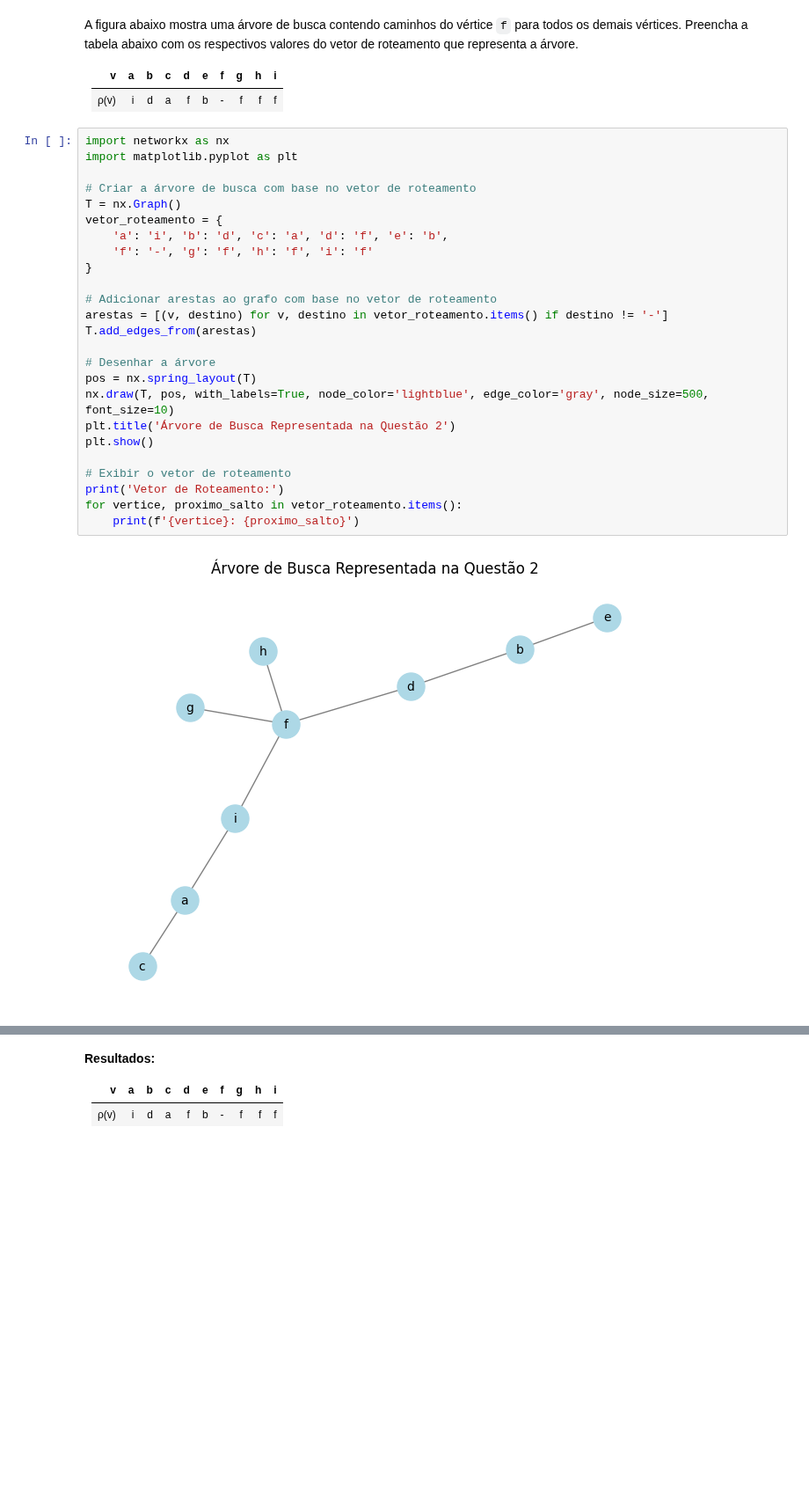
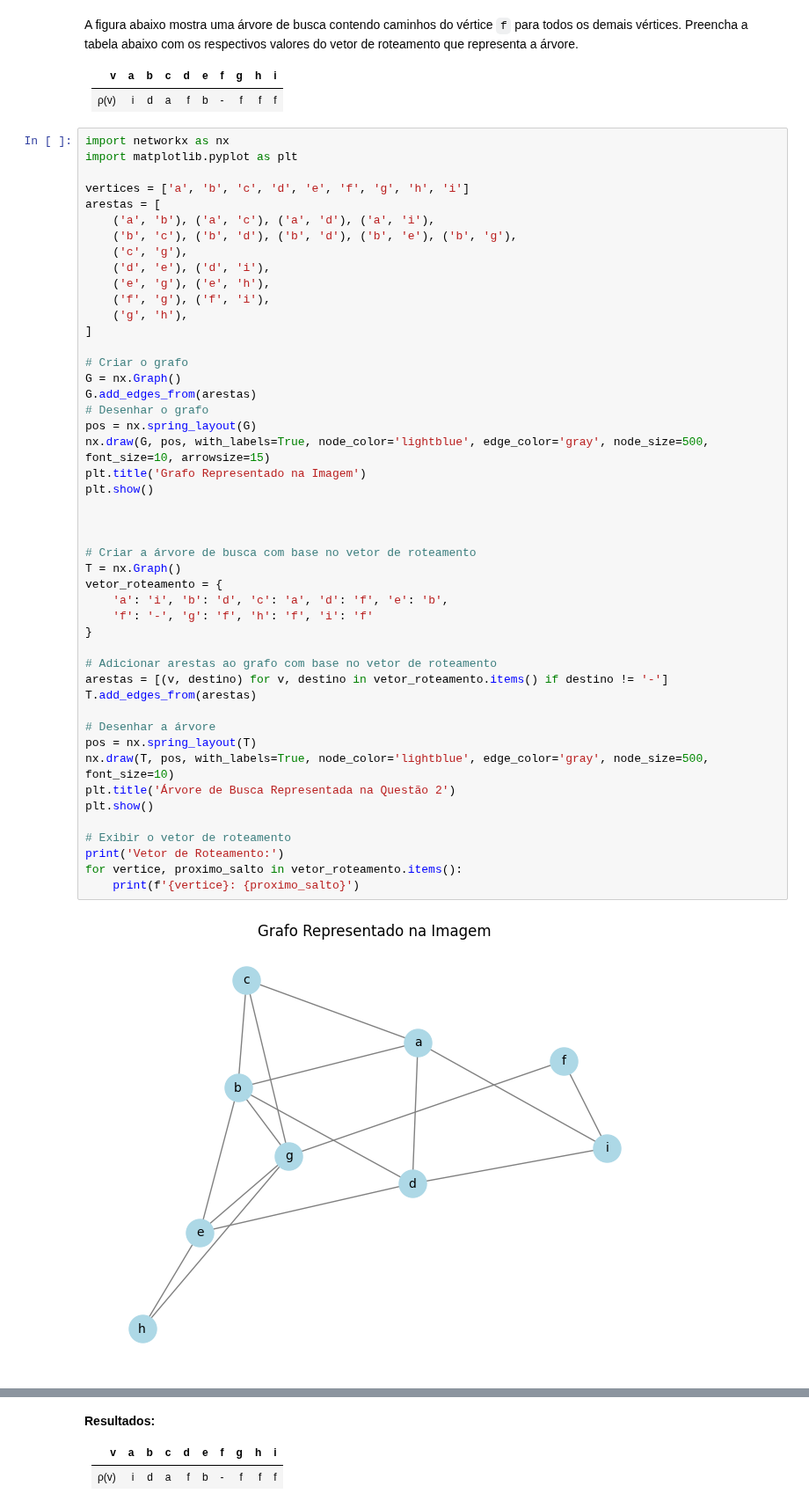
Before and after one commit to LeonardoVieiraGuimaraes/TeoriaGrafos, a Jupyter notebook: Aula06/Exercicíos.ipynb, the cells around one changed output, grey strips where cells are left out. Shown at 88% size. Saved outputs shown, nothing was run; the diff lists cells and outputs as text; blank space fills up the shorter version.

```diff
--- a/Aula06/Exercicíos.ipynb
+++ b/Aula06/Exercicíos.ipynb
@@ -62,27 +97,49 @@ A figura abaixo mostra uma árvore de busca contendo caminhos do vértice `f` pa
 # %%
 import networkx as nx
 import matplotlib.pyplot as plt
+
+vertices = ['a', 'b', 'c', 'd', 'e', 'f', 'g', 'h', 'i']
+arestas = [
+    ('a', 'b'), ('a', 'c'), ('a', 'd'), ('a', 'i'),
+    ('b', 'c'), ('b', 'd'), ('b', 'd'), ('b', 'e'), ('b', 'g'),
+    ('c', 'g'),
+    ('d', 'e'), ('d', 'i'),
+    ('e', 'g'), ('e', 'h'),
+    ('f', 'g'), ('f', 'i'),
+    ('g', 'h'),
+]
+
+# Criar o grafo
+G = nx.Graph()
+G.add_edges_from(arestas)
+# Desenhar o grafo
+pos = nx.spring_layout(G)
+nx.draw(G, pos, with_labels=True, node_color='lightblue', edge_color='gray', node_size=500, font_size=10, arrowsize=15)
+plt.title('Grafo Representado na Imagem')
+plt.show()
+
+
 
 # Criar a árvore de busca com base no vetor de roteamento
 T = nx.Graph()
 vetor_roteamento = {
     'a': 'i', 'b': 'd', 'c': 'a', 'd': 'f', 'e': 'b',
     'f': '-', 'g': 'f', 'h': 'f', 'i': 'f'
 }
 
 # Adicionar arestas ao grafo com base no vetor de roteamento
 arestas = [(v, destino) for v, destino in vetor_roteamento.items() if destino != '-']
 T.add_edges_from(arestas)
 
 # Desenhar a árvore
 pos = nx.spring_layout(T)
 nx.draw(T, pos, with_labels=True, node_color='lightblue', edge_color='gray', node_size=500, font_size=10)
 plt.title('Árvore de Busca Representada na Questão 2')
 plt.show()
 
 # Exibir o vetor de roteamento
 print('Vetor de Roteamento:')
 for vertice, proximo_salto in vetor_roteamento.items():
     print(f'{vertice}: {proximo_salto}')
 # %% [output]
-[figure, old version]
+[figure, new version]
```
Also changed, not shown: parts of 46 cells of this notebook, 1 other file.
